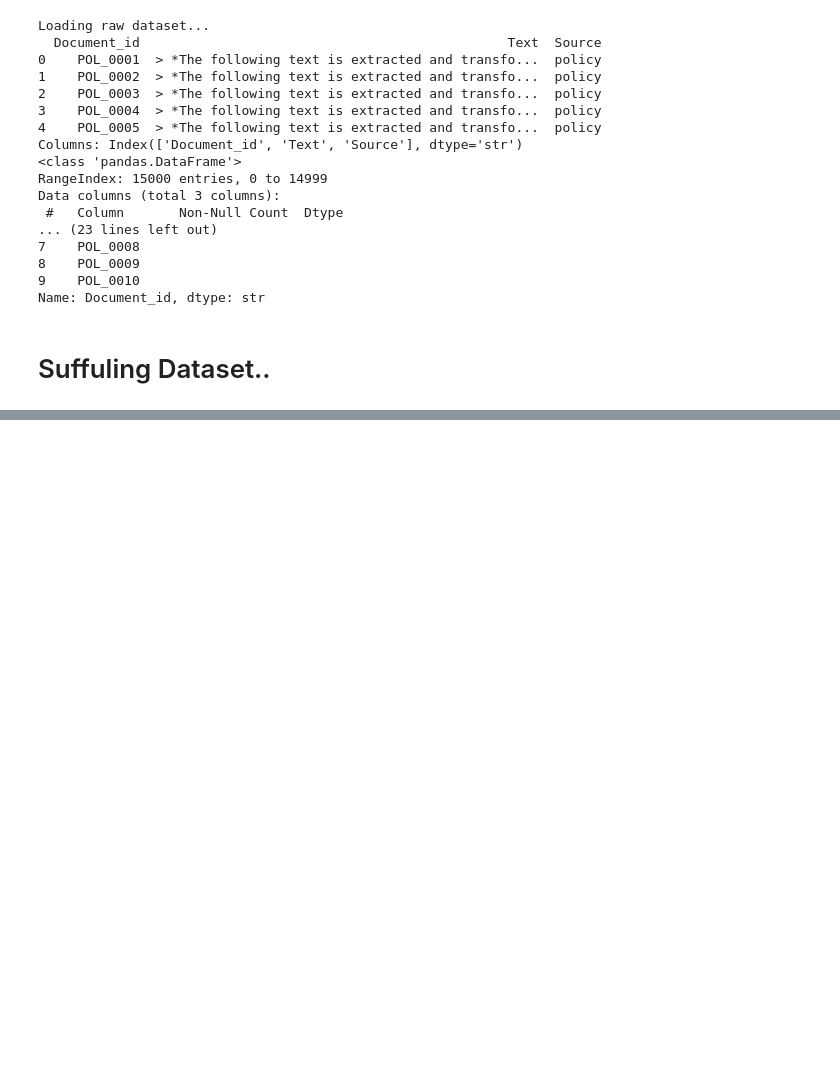
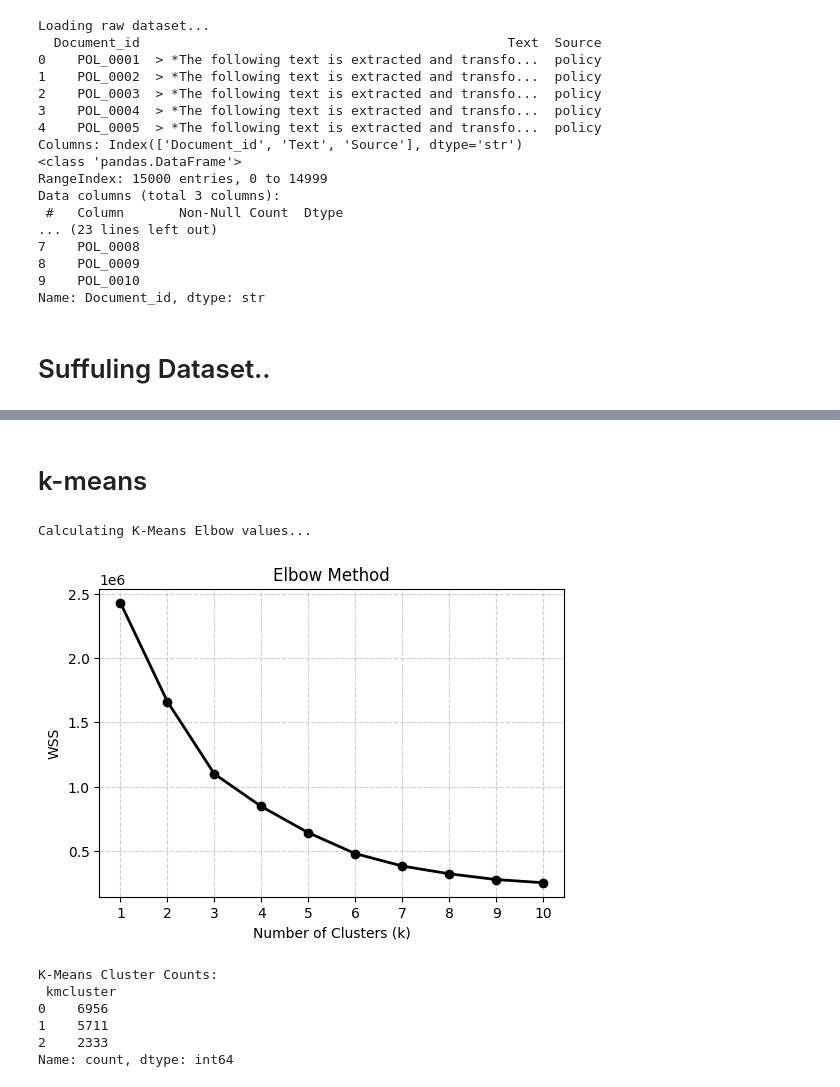
Before and after one commit to jannatunnesajerin/Unsupervised-NLP-code, a Jupyter notebook: Workd Data science/paperwork unsupervised/tfidf.ipynb, the cells around one changed output, grey strips where cells are left out. Saved outputs shown, nothing was run; the diff lists cells and outputs as text; code cells hidden in the pictures; blank space fills up the shorter version.

```diff
--- a/Workd Data science/paperwork unsupervised/tfidf.ipynb
+++ b/Workd Data science/paperwork unsupervised/tfidf.ipynb
@@ -78,0 +181,8 @@ df_model.to_excel("dataset_without_source.xlsx", index=False)"""
+# %%
+print("Running UMAP dimensionality reduction...")
+umap_model = umap.UMAP(n_components=2, random_state=42, n_jobs=-1)
+umap_coords = umap_model.fit_transform(tfidf_matrix)
+
+umap_df = pd.DataFrame(umap_coords, columns=['UMAP1', 'UMAP2'])
+print("UMAP complete! Dimension Head:")
+print(umap_df.head())
@@ -78,0 +198,34 @@ df_model.to_excel("dataset_without_source.xlsx", index=False)"""
+# %% [markdown]
+# k-means
+# %%
+# --- A. K-Means Elbow Method ---
+print("Calculating K-Means Elbow values...")
+wss = []
+K_range = range(1, 11)
+for k in K_range:
+    km = KMeans(n_clusters=k, n_init=10, random_state=42)
+    km.fit(umap_df)
+    wss.append(km.inertia_)
+
+plt.figure(figsize=(6, 4))
+plt.plot(K_range, wss, marker='o', linewidth=2, color='black')
+plt.xticks(K_range)
+plt.title("Elbow Method")
+plt.xlabel("Number of Clusters (k)")
+plt.ylabel("WSS")
+plt.grid(True, linestyle='--', alpha=0.6)
+plt.show()
+
+# Final K-Means Execution
+km_final = KMeans(n_clusters=3, n_init=25, random_state=42)
+umap_df['kmcluster'] = km_final.fit_predict(umap_df).astype(str)
+print("\nK-Means Cluster Counts:\n", umap_df['kmcluster'].value_counts())
+# %% [output]
+Calculating K-Means Elbow values...
+[figure, added]
+K-Means Cluster Counts:
+ kmcluster
+0    6956
+1    5711
+2    2333
+Name: count, dtype: int64
```
Also changed, not shown: parts of 22 cells of this notebook.
